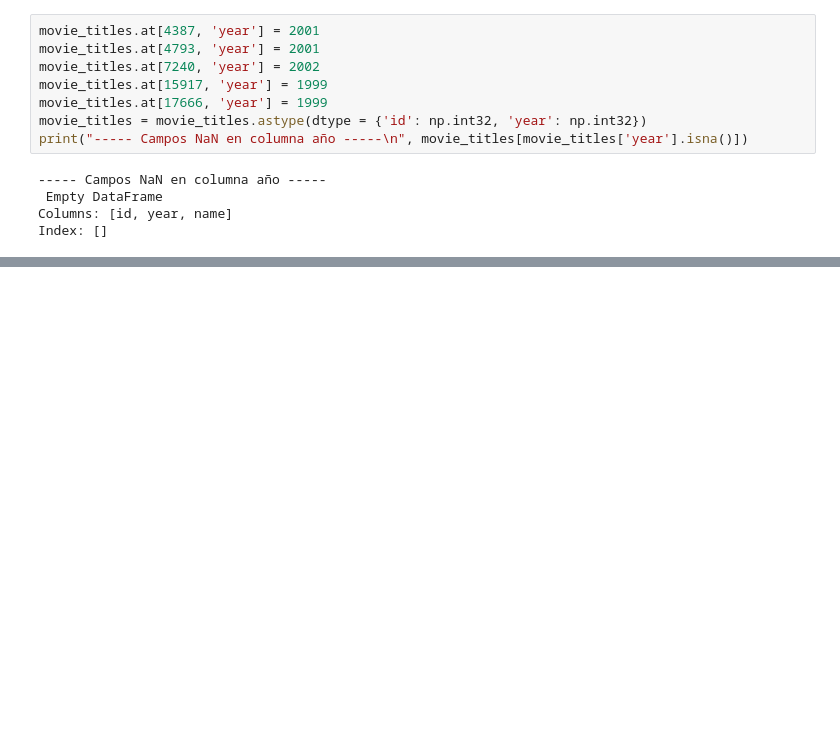
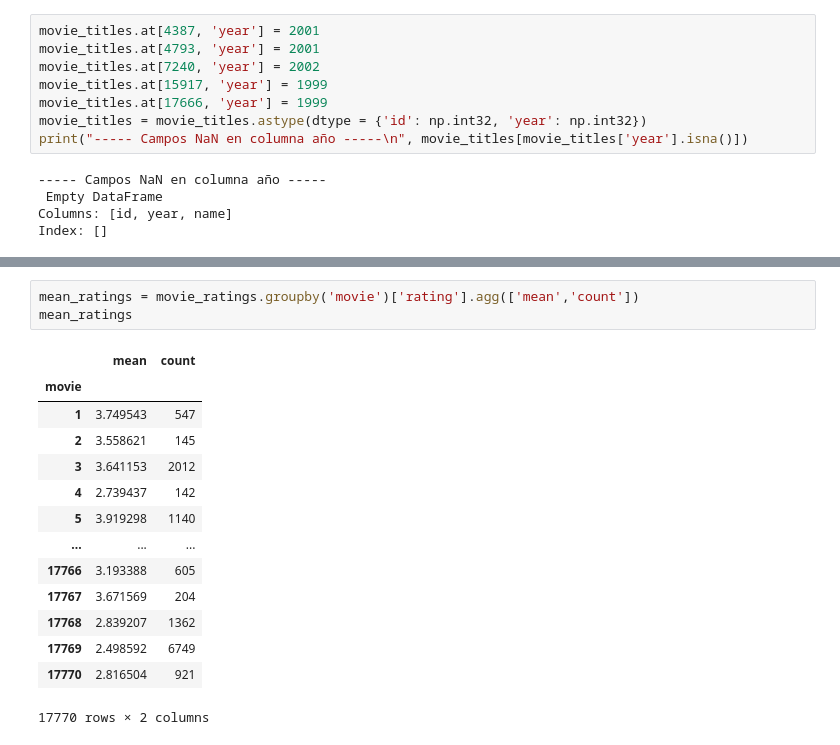
Before and after one commit to melipass/umayor-business-intelligence, a Jupyter notebook: tarea-2/1.ipynb, the cells around one changed output, grey strips where cells are left out. Saved outputs shown, nothing was run; the diff lists cells and outputs as text; blank space fills up the shorter version.

```diff
--- a/tarea-2/1.ipynb
+++ b/tarea-2/1.ipynb
@@ -146,0 +199,18 @@ movie_titles
+# %%
+mean_ratings = movie_ratings.groupby('movie')['rating'].agg(['mean','count'])
+mean_ratings
+# %% [output]
+|  | mean | count |
+| movie |  |  |
+| 1 | 3.749543 | 547 |
+| 2 | 3.558621 | 145 |
+| 3 | 3.641153 | 2012 |
+| 4 | 2.739437 | 142 |
+| 5 | 3.919298 | 1140 |
+| ... | ... | ... |
+| 17766 | 3.193388 | 605 |
+| 17767 | 3.671569 | 204 |
+| 17768 | 2.839207 | 1362 |
+| 17769 | 2.498592 | 6749 |
+| 17770 | 2.816504 | 921 |
+17770 rows × 2 columns
```
Also changed, not shown: parts of 19 cells of this notebook.
